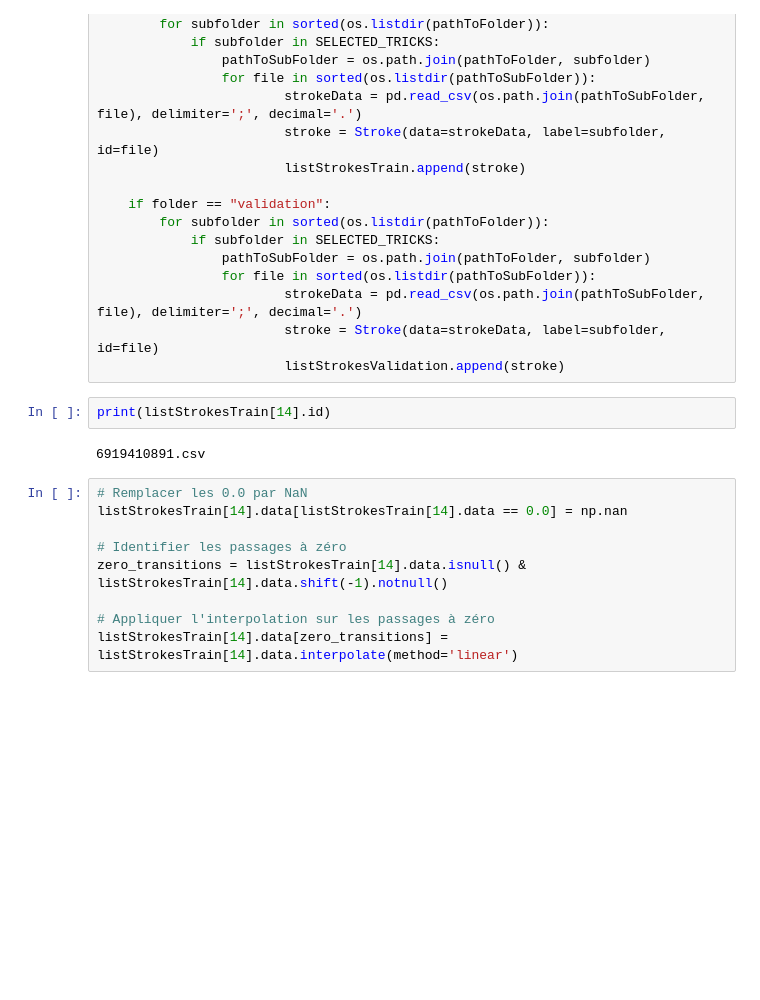
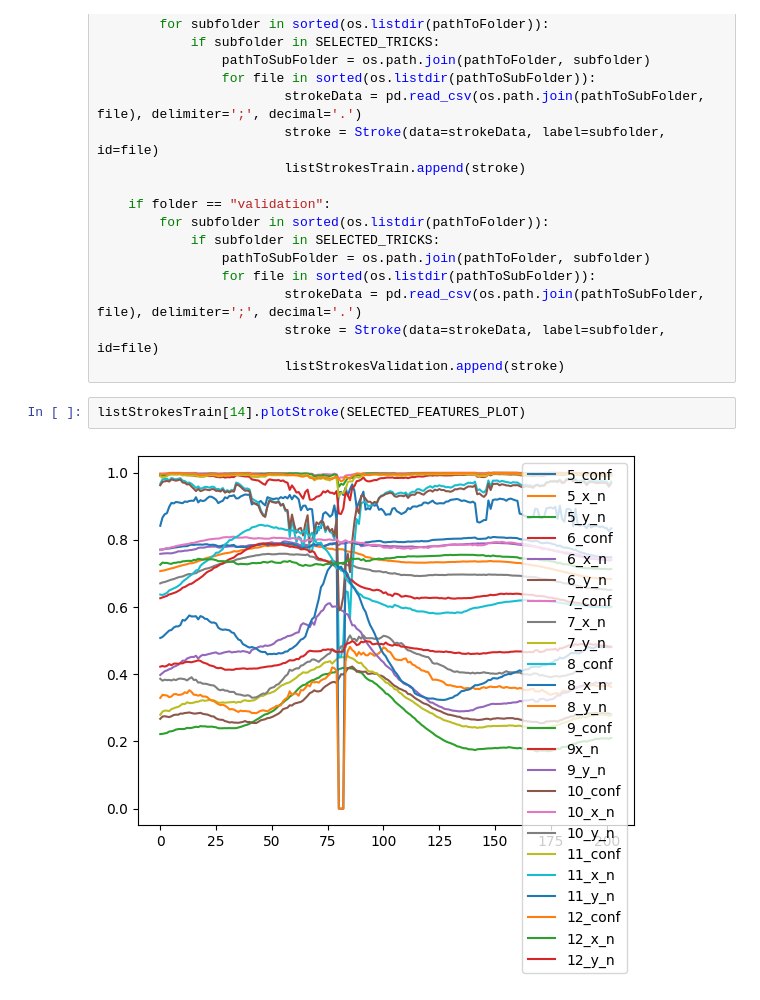
Before and after one commit to natsadfr13/MediaEval_ClassificationTask, a Jupyter notebook: pose_estimation_classification/testsPreProcessing.ipynb, the cells around one changed output. Cells and saved outputs as stored; diff of their text form; blank space fills up the shorter version.

```diff
--- a/pose_estimation_classification/testsPreProcessing.ipynb
+++ b/pose_estimation_classification/testsPreProcessing.ipynb
@@ -30,16 +37,7 @@ for folder in sorted(os.listdir(pathToCVSData)):
                         strokeData = pd.read_csv(os.path.join(pathToSubFolder, file), delimiter=';', decimal='.')
                         stroke = Stroke(data=strokeData, label=subfolder, id=file)
                         listStrokesValidation.append(stroke)
-# %%
-print(listStrokesTrain[14].id)
-# %% [output]
-6919410891.csv
-# %%
-# Remplacer les 0.0 par NaN
-listStrokesTrain[14].data[listStrokesTrain[14].data == 0.0] = np.nan
-
-# Identifier les passages à zéro
-zero_transitions = listStrokesTrain[14].data.isnull() & listStrokesTrain[14].data.shift(-1).notnull()
-
-# Appliquer l'interpolation sur les passages à zéro
-listStrokesTrain[14].data[zero_transitions] = listStrokesTrain[14].data.interpolate(method='linear')
+# %%
+listStrokesTrain[14].plotStroke(SELECTED_FEATURES_PLOT)
+# %% [output]
+[figure, added]
```
Also changed, not shown: parts of 11 cells of this notebook, 14 other files.
